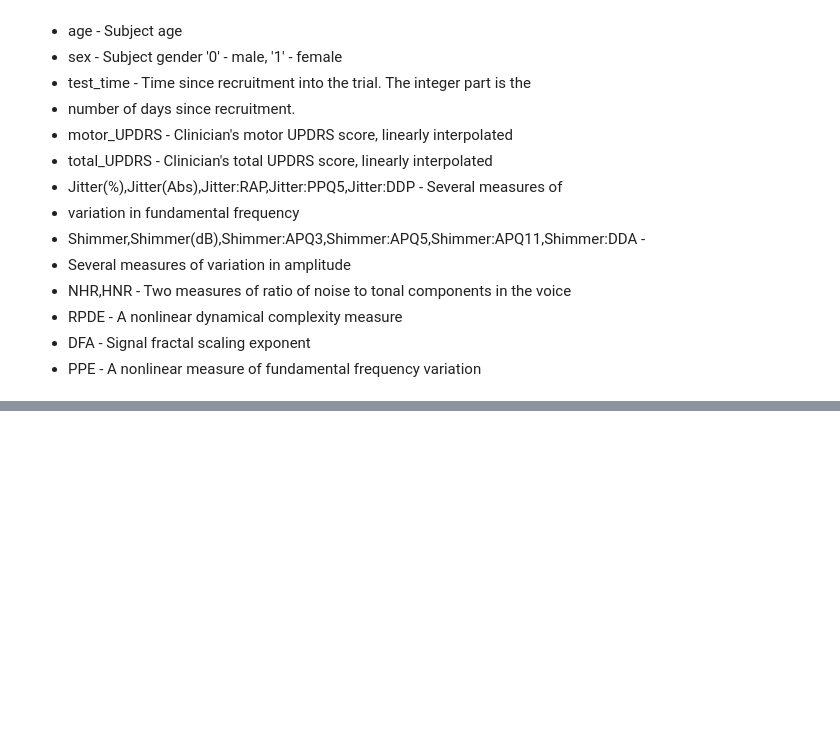
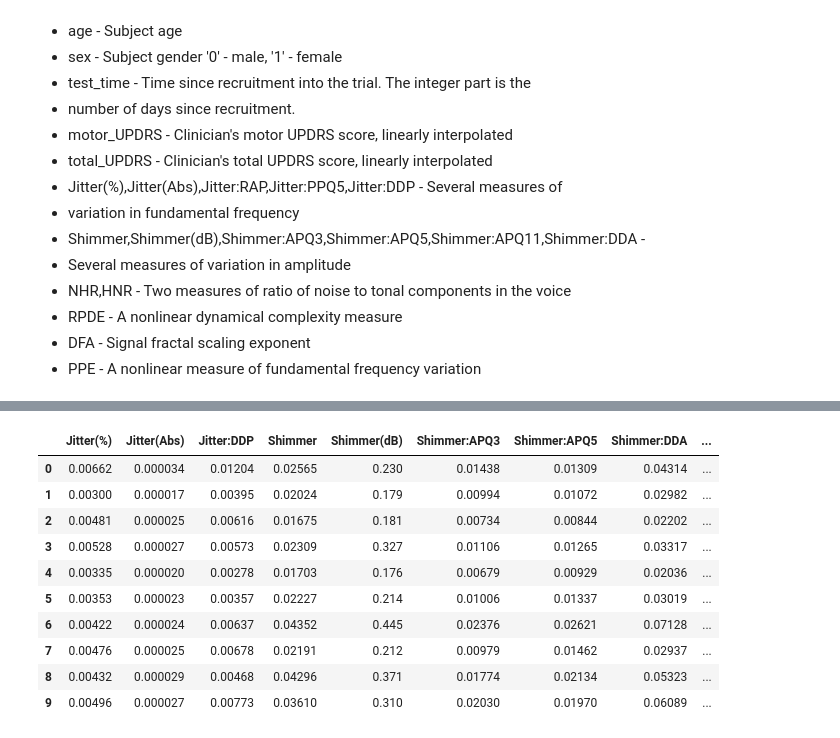
Before and after one commit to AnalyzeVisualize/Parkinson-s-Disease-Detection-w-ML, a Jupyter notebook: main.ipynb, the cells around one changed output, grey strips where cells are left out. Saved outputs shown, nothing was run; the diff lists cells and outputs as text; code cells hidden in the pictures; blank space fills up the shorter version.

Commit message:
Created merged_df

```diff
--- a/main.ipynb
+++ b/main.ipynb
@@ -172,0 +271,30 @@ Attribute/Column information:
+# %%
+# Create a new dataframe called merged_df, which contains the data from the classification_df and prediction_df rows for the columns in the overlapping_columns list
+merged_df = pd.DataFrame()
+
+# Add the overlapping columns to the merged_df
+for column in overlapping_columns:
+    merged_df[column] = classification_df[column]
+
+# Add the classification_df columns that are in the overlapping_columns list to the merged_df
+for column in overlapping_columns:
+    merged_df[column] = classification_df[column]
+
+# Add the prediction_df columns that are in the overlapping_columns list to the merged_df
+for column in overlapping_columns:
+    merged_df[column] = prediction_df[column]
+
+# Display the merged_df, as well as a total row count
+merged_df.head(10)
+# %% [output]
+|  | Jitter(%) | Jitter(Abs) | Jitter:DDP | Shimmer | Shimmer(dB) | Shimmer:APQ3 | Shimmer:APQ5 | Shimmer:DDA | ... |
+| 0 | 0.00662 | 0.000034 | 0.01204 | 0.02565 | 0.230 | 0.01438 | 0.01309 | 0.04314 | ... |
+| 1 | 0.00300 | 0.000017 | 0.00395 | 0.02024 | 0.179 | 0.00994 | 0.01072 | 0.02982 | ... |
+| 2 | 0.00481 | 0.000025 | 0.00616 | 0.01675 | 0.181 | 0.00734 | 0.00844 | 0.02202 | ... |
+| 3 | 0.00528 | 0.000027 | 0.00573 | 0.02309 | 0.327 | 0.01106 | 0.01265 | 0.03317 | ... |
+| 4 | 0.00335 | 0.000020 | 0.00278 | 0.01703 | 0.176 | 0.00679 | 0.00929 | 0.02036 | ... |
+| 5 | 0.00353 | 0.000023 | 0.00357 | 0.02227 | 0.214 | 0.01006 | 0.01337 | 0.03019 | ... |
+| 6 | 0.00422 | 0.000024 | 0.00637 | 0.04352 | 0.445 | 0.02376 | 0.02621 | 0.07128 | ... |
+| 7 | 0.00476 | 0.000025 | 0.00678 | 0.02191 | 0.212 | 0.00979 | 0.01462 | 0.02937 | ... |
+| 8 | 0.00432 | 0.000029 | 0.00468 | 0.04296 | 0.371 | 0.01774 | 0.02134 | 0.05323 | ... |
+| 9 | 0.00496 | 0.000027 | 0.00773 | 0.03610 | 0.310 | 0.02030 | 0.01970 | 0.06089 | ... |
```
Also changed, not shown: parts of 6 cells of this notebook.
